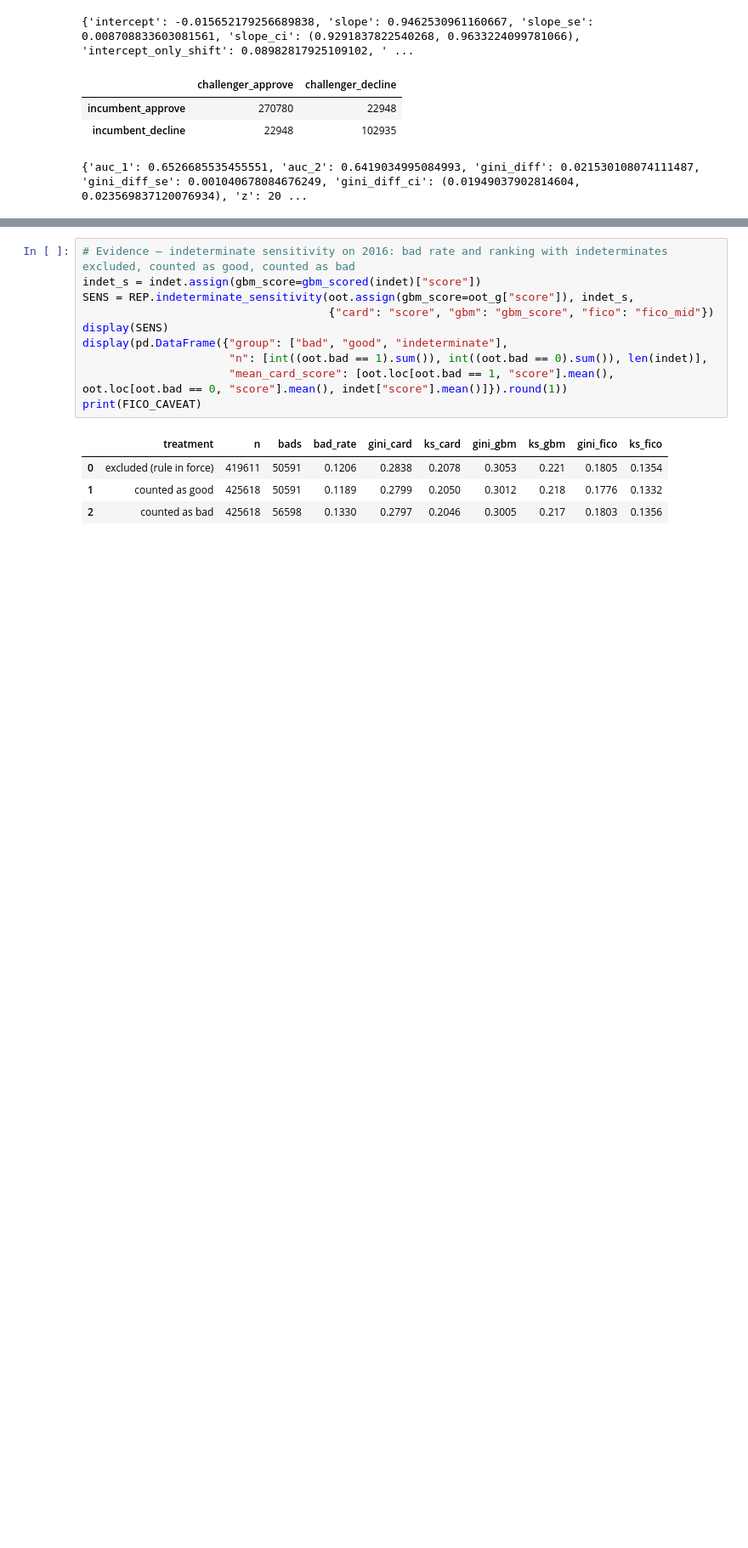
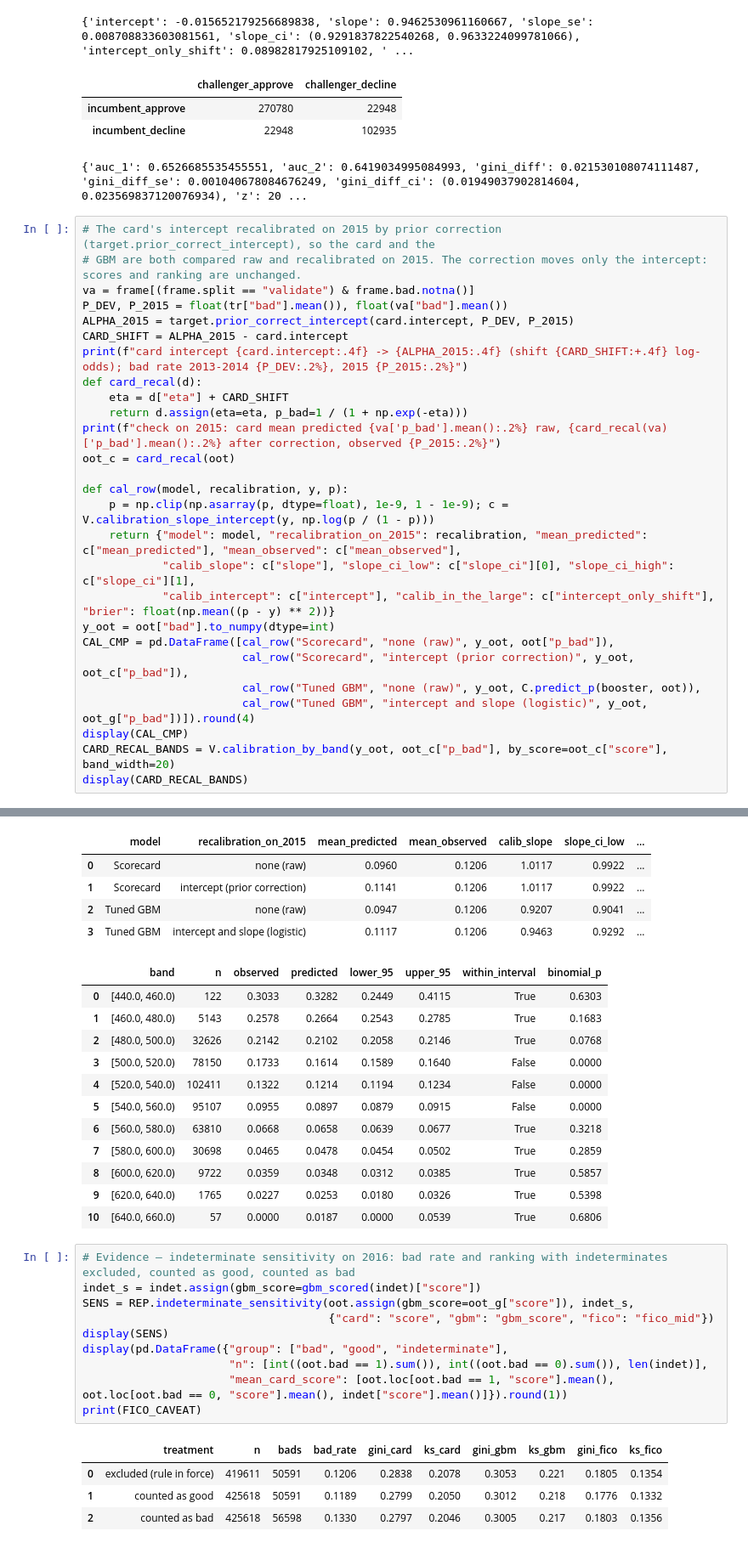
Before and after one commit to Siavash1368/score-pilot-lab, a Jupyter notebook: notebooks/08_pilot_report.ipynb, the cells around one changed output, grey strips where cells are left out. Shown at 85% size. Saved outputs shown, nothing was run; the diff lists cells and outputs as text; blank space fills up the shorter version.

```diff
--- a/notebooks/08_pilot_report.ipynb
+++ b/notebooks/08_pilot_report.ipynb
@@ -226,3 +228,31 @@ Lending Club used FICO in its approval, so FICO's range is truncated in this boo
 | incumbent_approve | 270780 | 22948 |
 | incumbent_decline | 22948 | 102935 |
 {'auc_1': 0.6526685535455551, 'auc_2': 0.6419034995084993, 'gini_diff': 0.021530108074111487, 'gini_diff_se': 0.001040678084676249, 'gini_diff_ci': (0.01949037902814604, 0.023569837120076934), 'z': 20 ...
+# %%
+# The card's intercept recalibrated on 2015 by prior correction (target.prior_correct_intercept), so the card and the
+# GBM are both compared raw and recalibrated on 2015. The correction moves only the intercept: scores and ranking are unchanged.
+va = frame[(frame.split == "validate") & frame.bad.notna()]
+P_DEV, P_2015 = float(tr["bad"].mean()), float(va["bad"].mean())
+ALPHA_2015 = target.prior_correct_intercept(card.intercept, P_DEV, P_2015)
+CARD_SHIFT = ALPHA_2015 - card.intercept
+print(f"card intercept {card.intercept:.4f} -> {ALPHA_2015:.4f} (shift {CARD_SHIFT:+.4f} log-odds); bad rate 2013-2014 {P_DEV:.2%}, 2015 {P_2015:.2%}")
+def card_recal(d):
+    eta = d["eta"] + CARD_SHIFT
+    return d.assign(eta=eta, p_bad=1 / (1 + np.exp(-eta)))
+print(f"check on 2015: card mean predicted {va['p_bad'].mean():.2%} raw, {card_recal(va)['p_bad'].mean():.2%} after correction, observed {P_2015:.2%}")
+oot_c = card_recal(oot)
+
+def cal_row(model, recalibration, y, p):
+    p = np.clip(np.asarray(p, dtype=float), 1e-9, 1 - 1e-9); c = V.calibration_slope_intercept(y, np.log(p / (1 - p)))
+    return {"model": model, "recalibration_on_2015": recalibration, "mean_predicted": c["mean_predicted"], "mean_observed": c["mean_observed"],
+            "calib_slope": c["slope"], "slope_ci_low": c["slope_ci"][0], "slope_ci_high": c["slope_ci"][1],
+            "calib_intercept": c["intercept"], "calib_in_the_large": c["intercept_only_shift"], "brier": float(np.mean((p - y) ** 2))}
+y_oot = oot["bad"].to_numpy(dtype=int)
+CAL_CMP = pd.DataFrame([cal_row("Scorecard", "none (raw)", y_oot, oot["p_bad"]),
+                        cal_row("Scorecard", "intercept (prior correction)", y_oot, oot_c["p_bad"]),
+                        cal_row("Tuned GBM", "none (raw)", y_oot, C.predict_p(booster, oot)),
+                        cal_row("Tuned GBM", "intercept and slope (logistic)", y_oot, oot_g["p_bad"])]).round(4)
+display(CAL_CMP)
+CARD_RECAL_BANDS = V.calibration_by_band(y_oot, oot_c["p_bad"], by_score=oot_c["score"], band_width=20)
+display(CARD_RECAL_BANDS)
+# %% [output]
@@ -229,3 +261,20 @@ Lending Club used FICO in its approval, so FICO's range is truncated in this boo
+|  | model | recalibration_on_2015 | mean_predicted | mean_observed | calib_slope | slope_ci_low | ... |
+| 0 | Scorecard | none (raw) | 0.0960 | 0.1206 | 1.0117 | 0.9922 | ... |
+| 1 | Scorecard | intercept (prior correction) | 0.1141 | 0.1206 | 1.0117 | 0.9922 | ... |
+| 2 | Tuned GBM | none (raw) | 0.0947 | 0.1206 | 0.9207 | 0.9041 | ... |
+| 3 | Tuned GBM | intercept and slope (logistic) | 0.1117 | 0.1206 | 0.9463 | 0.9292 | ... |
+|  | band | n | observed | predicted | lower_95 | upper_95 | within_interval | binomial_p |
+| 0 | [440.0, 460.0) | 122 | 0.3033 | 0.3282 | 0.2449 | 0.4115 | True | 0.6303 |
+| 1 | [460.0, 480.0) | 5143 | 0.2578 | 0.2664 | 0.2543 | 0.2785 | True | 0.1683 |
+| 2 | [480.0, 500.0) | 32626 | 0.2142 | 0.2102 | 0.2058 | 0.2146 | True | 0.0768 |
+| 3 | [500.0, 520.0) | 78150 | 0.1733 | 0.1614 | 0.1589 | 0.1640 | False | 0.0000 |
+| 4 | [520.0, 540.0) | 102411 | 0.1322 | 0.1214 | 0.1194 | 0.1234 | False | 0.0000 |
+| 5 | [540.0, 560.0) | 95107 | 0.0955 | 0.0897 | 0.0879 | 0.0915 | False | 0.0000 |
+| 6 | [560.0, 580.0) | 63810 | 0.0668 | 0.0658 | 0.0639 | 0.0677 | True | 0.3218 |
+| 7 | [580.0, 600.0) | 30698 | 0.0465 | 0.0478 | 0.0454 | 0.0502 | True | 0.2859 |
+| 8 | [600.0, 620.0) | 9722 | 0.0359 | 0.0348 | 0.0312 | 0.0385 | True | 0.5857 |
+| 9 | [620.0, 640.0) | 1765 | 0.0227 | 0.0253 | 0.0180 | 0.0326 | True | 0.5398 |
+| 10 | [640.0, 660.0) | 57 | 0.0000 | 0.0187 | 0.0000 | 0.0539 | True | 0.6806 |
 # %%
 # Evidence — indeterminate sensitivity on 2016: bad rate and ranking with indeterminates excluded, counted as good, counted as bad
 indet_s = indet.assign(gbm_score=gbm_scored(indet)["score"])
```
Also changed, not shown: parts of 4 cells of this notebook, 14 other files.
